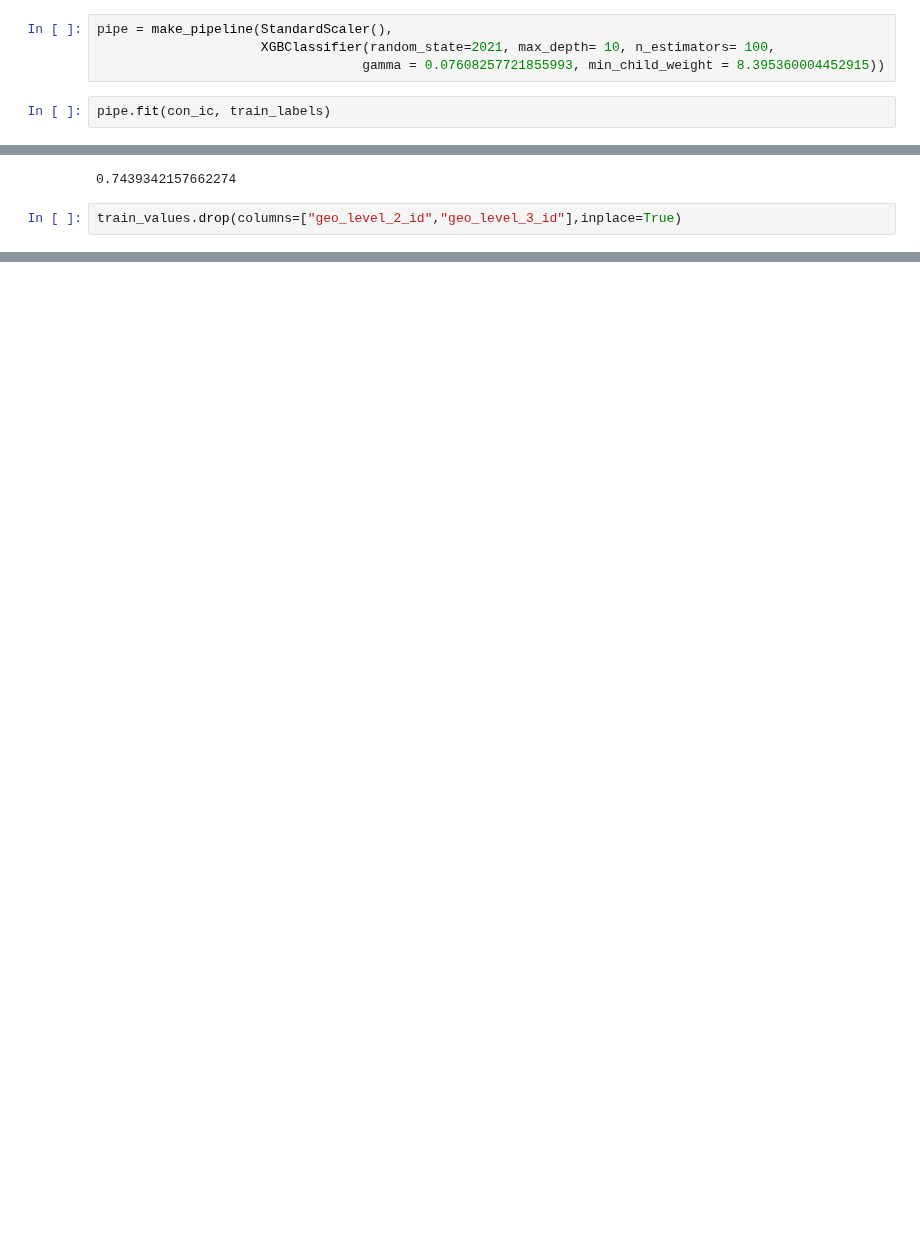
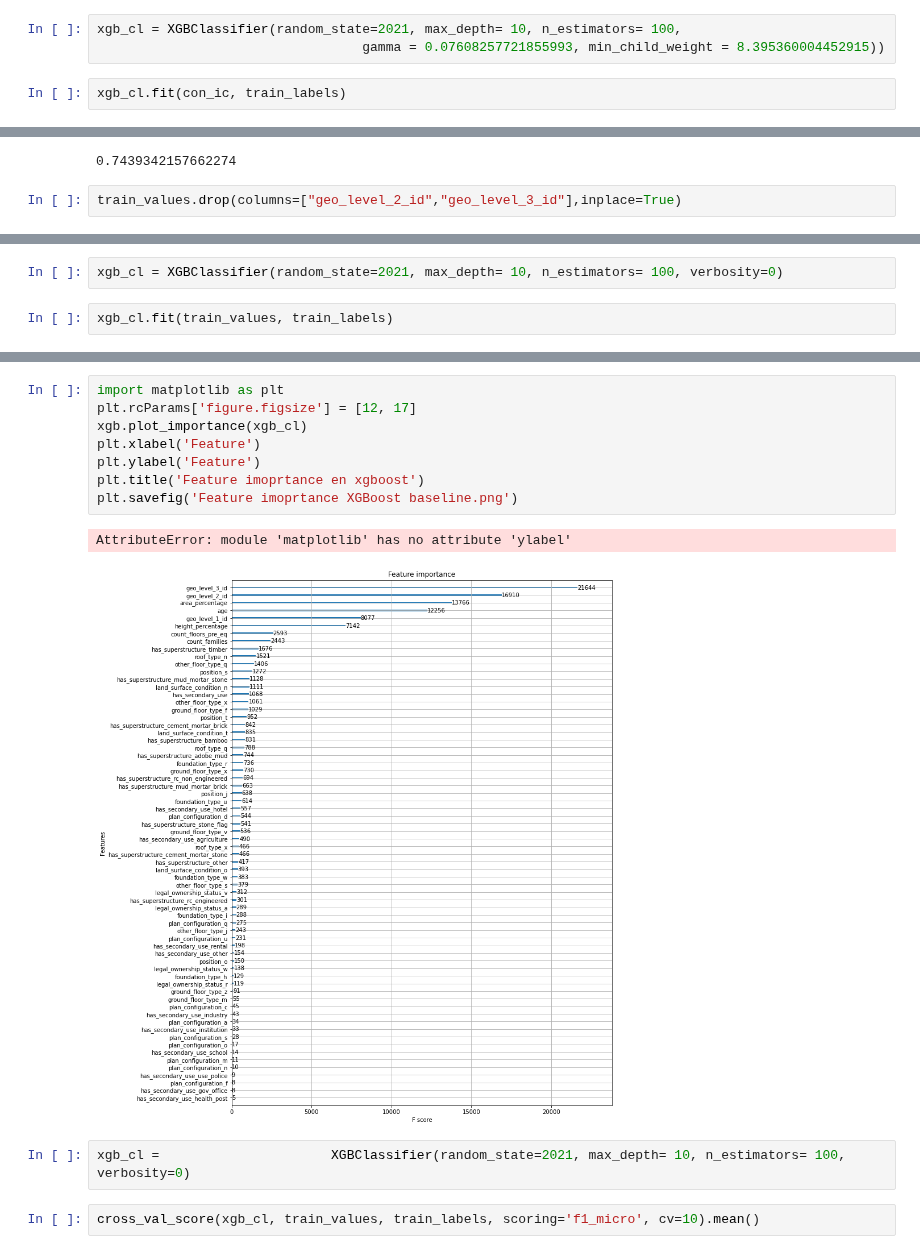
Before and after one commit to GuidoBergman/Datos---TP2-, a Jupyter notebook: tp2_XGB_baseline-continuacion.ipynb, the cells around one changed output, grey strips where cells are left out. Drawn from its saved outputs; the diff is of its cells as text; blank space fills up the shorter version.

```diff
--- a/tp2_XGB_baseline-continuacion.ipynb
+++ b/tp2_XGB_baseline-continuacion.ipynb
@@ -208,8 +215,7 @@ Resultado: claramente empeoro todo asi que abandono la idea
 # %% [markdown]
 # Submission
 # %%
-pipe = make_pipeline(StandardScaler(),
-                     XGBClassifier(random_state=2021, max_depth= 10, n_estimators= 100,
+xgb_cl = XGBClassifier(random_state=2021, max_depth= 10, n_estimators= 100,
                                   gamma = 0.07608257721855993, min_child_weight = 8.395360004452915))
 # %%
-pipe.fit(con_ic, train_labels)
+xgb_cl.fit(con_ic, train_labels)
@@ -280,0 +270,4 @@ cross_val_score(pipe, train_values, train_labels, scoring='f1_micro', cv=10).mea
+# %%
+xgb_cl = XGBClassifier(random_state=2021, max_depth= 10, n_estimators= 100, verbosity=0)
+# %%
+xgb_cl.fit(train_values, train_labels)
@@ -280,0 +284,15 @@ cross_val_score(pipe, train_values, train_labels, scoring='f1_micro', cv=10).mea
+# %%
+import matplotlib as plt
+plt.rcParams['figure.figsize'] = [12, 17]
+xgb.plot_importance(xgb_cl)
+plt.xlabel('Feature')
+plt.ylabel('Feature')
+plt.title('Feature imoprtance en xgboost')
+plt.savefig('Feature imoprtance XGBoost baseline.png')
+# %% [output]
+AttributeError: module 'matplotlib' has no attribute 'ylabel'
+[figure, added]
+# %%
+xgb_cl =                      XGBClassifier(random_state=2021, max_depth= 10, n_estimators= 100, verbosity=0)
+# %%
+cross_val_score(xgb_cl, train_values, train_labels, scoring='f1_micro', cv=10).mean()
```
Also changed, not shown: parts of 23 cells of this notebook, 29 other files.
